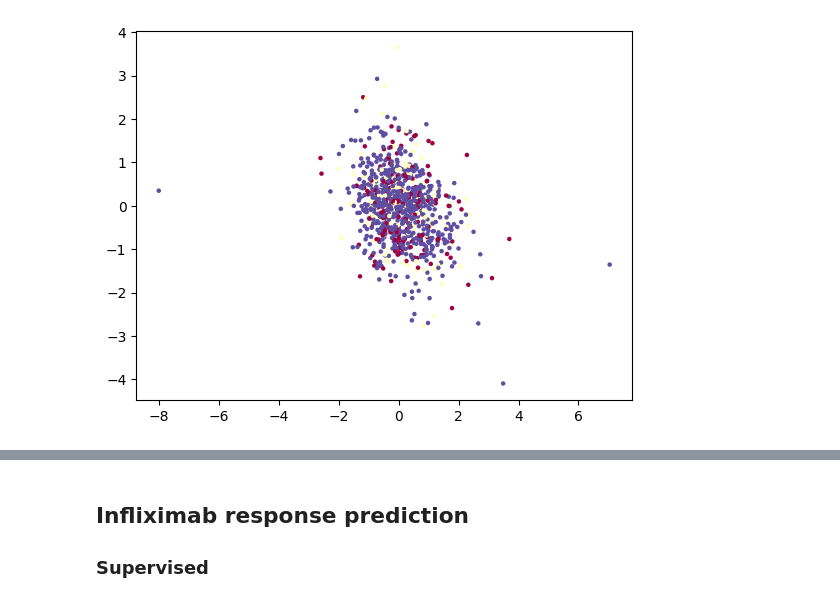
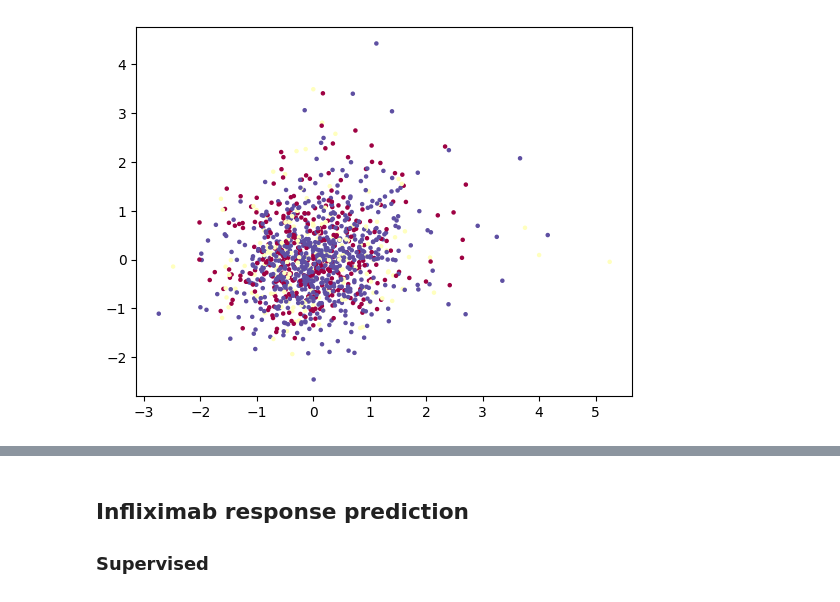
Before and after one commit to MaciejPiernik/ibd, a Jupyter notebook: ibd/notebooks/experiment_playground.ipynb, the cells around one changed output, grey strips where cells are left out. Drawn from its saved outputs; the diff is of its cells as text; code cells hidden in the pictures.

```diff
--- a/ibd/notebooks/experiment_playground.ipynb
+++ b/ibd/notebooks/experiment_playground.ipynb
@@ -136,10 +136,10 @@ def quantile_normalization(df):
 # %%
 db_robust_zscore_normalized = robust_zscore_normalization_per_dataset(db, dataset_label)
 # %%
-plt.scatter(db_robust_zscore_normalized.iloc[:, 0], db_robust_zscore_normalized.iloc[:, 1], c=pd.Categorical(metadata.disease).codes, cmap='Spectral', s=5)
+plt.scatter(db_robust_zscore_normalized.iloc[:, 1001], db_robust_zscore_normalized.iloc[:, 1100], c=pd.Categorical(metadata.disease).codes, cmap='Spectral', s=5)
 plt.show()
 # %% [output]
-[figure, old version]
+[figure, new version]
 # %%
 # Create UMAP embedding
 umap_embedding = umap.UMAP().fit_transform(db_robust_zscore_normalized)
```
Also changed, not shown: parts of 4 cells of this notebook, 4 other files.
